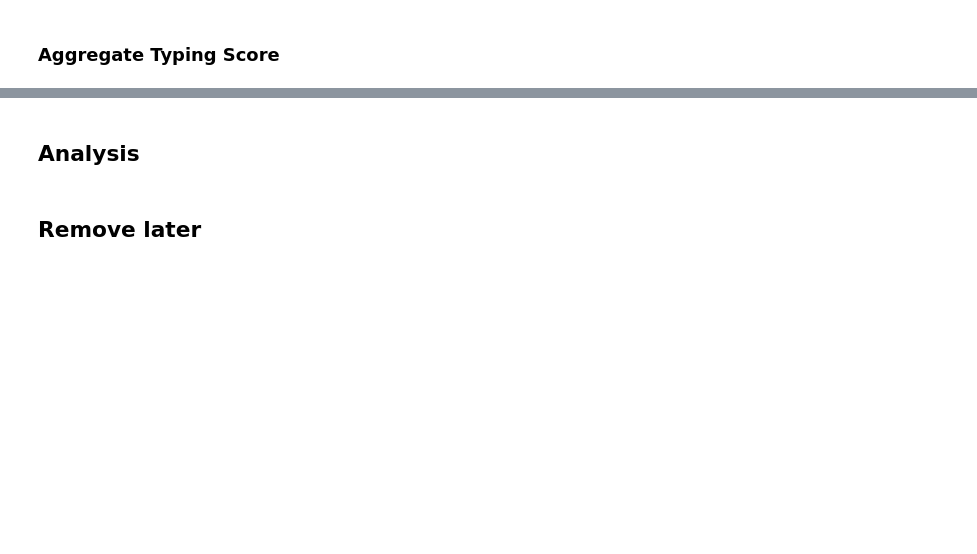
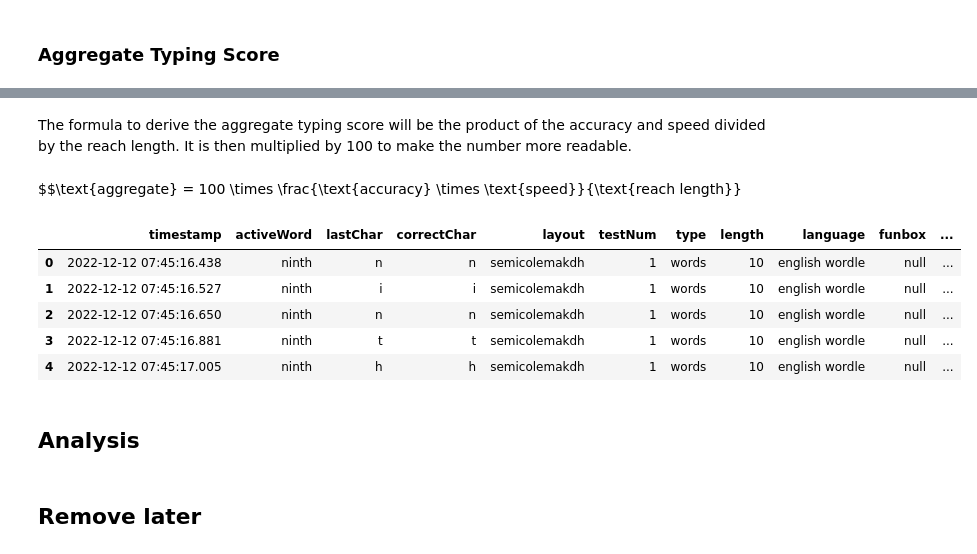
Before and after one commit to rmchorgh/MonkeyTypeMachineLearn, a Jupyter notebook: main.ipynb, the cells around one changed output, grey strips where cells are left out. Saved outputs shown, nothing was run; the diff lists cells and outputs as text; code cells hidden in the pictures; blank space fills up the shorter version.

```diff
--- a/main.ipynb
+++ b/main.ipynb
@@ -414,3 +418,18 @@ All 4 of these datapoints will be aggregated into a single score that balances
+# %% [markdown]
+The formula to derive the aggregate typing score will be the product of the accuracy and speed divided by the reach length. It is then multiplied by 100 to make the number more readable.
+# %% [markdown]
+$$\text{aggregate} = 100 \times \frac{\text{accuracy} \times \text{speed}}{\text{reach length}}
+# %%
+df['aggregate'] = df.acc.mul(df.cps.fillna(1, inplace=False)).div(df.reachLength)
+
+df.head()
+# %% [output]
+|  | timestamp | activeWord | lastChar | correctChar | layout | testNum | type | length | language | funbox | ... |
+| 0 | 2022-12-12 07:45:16.438 | ninth | n | n | semicolemakdh | 1 | words | 10 | english wordle | null | ... |
+| 1 | 2022-12-12 07:45:16.527 | ninth | i | i | semicolemakdh | 1 | words | 10 | english wordle | null | ... |
+| 2 | 2022-12-12 07:45:16.650 | ninth | n | n | semicolemakdh | 1 | words | 10 | english wordle | null | ... |
+| 3 | 2022-12-12 07:45:16.881 | ninth | t | t | semicolemakdh | 1 | words | 10 | english wordle | null | ... |
+| 4 | 2022-12-12 07:45:17.005 | ninth | h | h | semicolemakdh | 1 | words | 10 | english wordle | null | ... |
 # %% [markdown]
 ## Analysis
 # %% [markdown]
```
Also changed, not shown: parts of 15 cells of this notebook, 2 other files.
